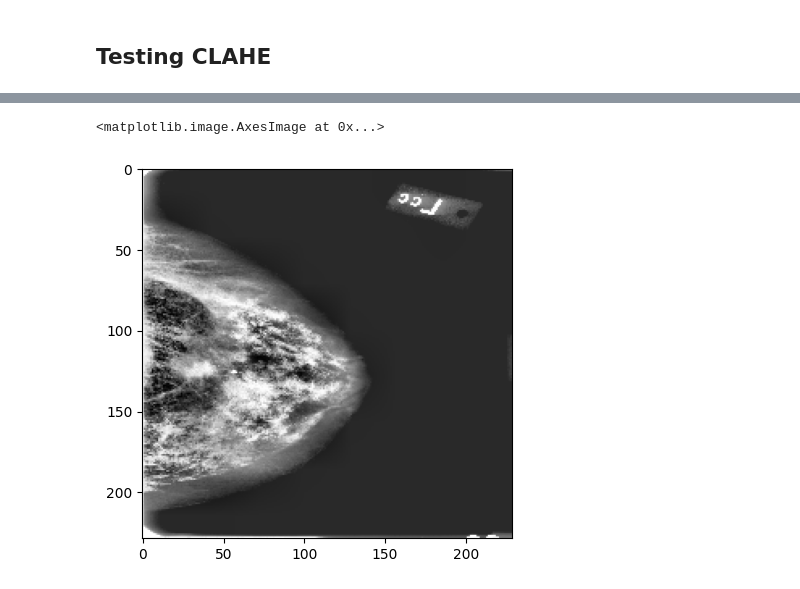
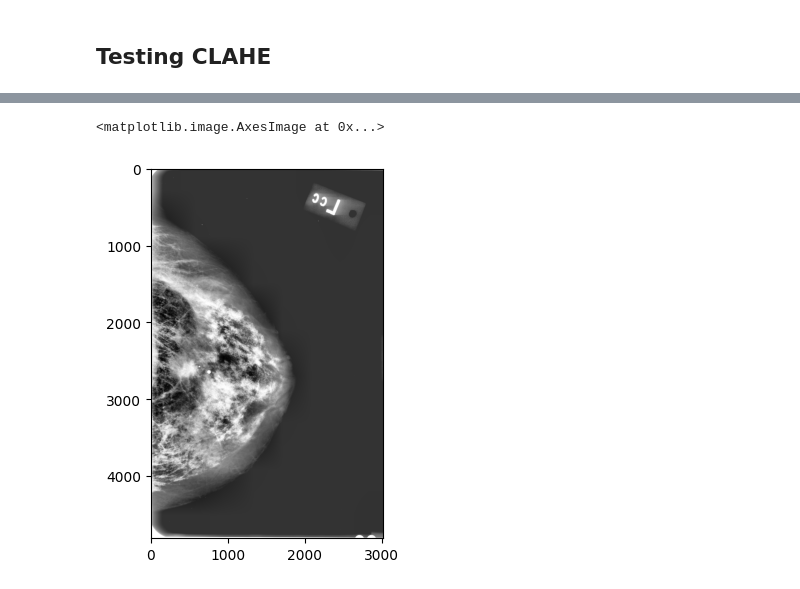
Before and after one commit to RuthJoanna0613/breast_cancer_image_processing, a Jupyter notebook: jupyter/clahe_on_mass_dataset.ipynb, the cells around one changed output, grey strips where cells are left out. Cells and saved outputs as stored; diff of their text form; code cells hidden in the pictures.

Commit message:
added all training notebooks

```diff
--- a/jupyter/clahe_on_mass_dataset.ipynb
+++ b/jupyter/clahe_on_mass_dataset.ipynb
@@ -126,4 +172,4 @@ calc_test_df.to_csv("../CBIS-DDSM/csv/calc_test_updated.csv")
 # %%
-image = cv2.imread(image_path, 0)
+image = cv2.imread(mass_train["image file path"][0], 0)
 plt.imshow(cv2.cvtColor(image, cv2.COLOR_BGR2RGB))
 # %% [output]
@@ -156,8 +198,7 @@ plt.imshow(cv2.cvtColor(gray_img_eqhist, cv2.COLOR_BGR2RGB))
 # %%
-clahe=cv2.createCLAHE(clipLimit=40)
+clahe=cv2.createCLAHE(clipLimit=50)
 gray_img_clahe=cv2.cvtColor(clahe.apply(gray_img_eqhist), cv2.COLOR_GRAY2BGR)
-im = tf.image.resize(gray_img_clahe, (229, 229)).numpy().astype(np.uint8)
-plt.imshow(cv2.cvtColor(im, cv2.COLOR_BGR2RGB))
+plt.imshow(cv2.cvtColor(gray_img_clahe, cv2.COLOR_BGR2RGB))
 # %% [output]
 <matplotlib.image.AxesImage at 0x...>
-[figure, old version]
+[figure, new version]
```
Also changed, not shown: parts of 22 cells of this notebook, 9 other files.
